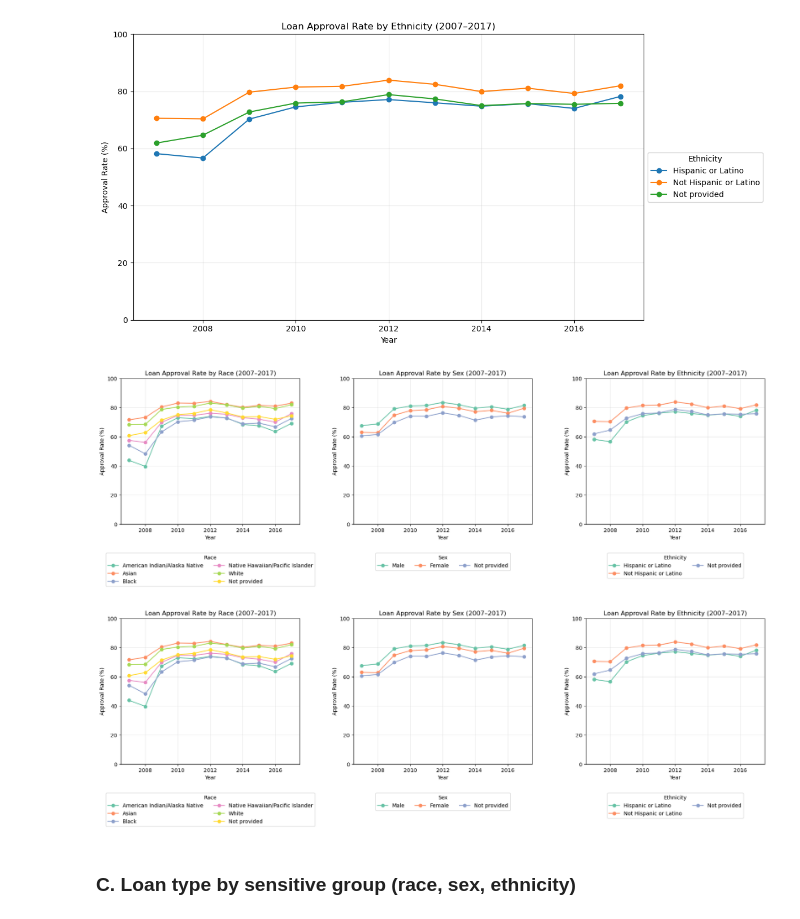
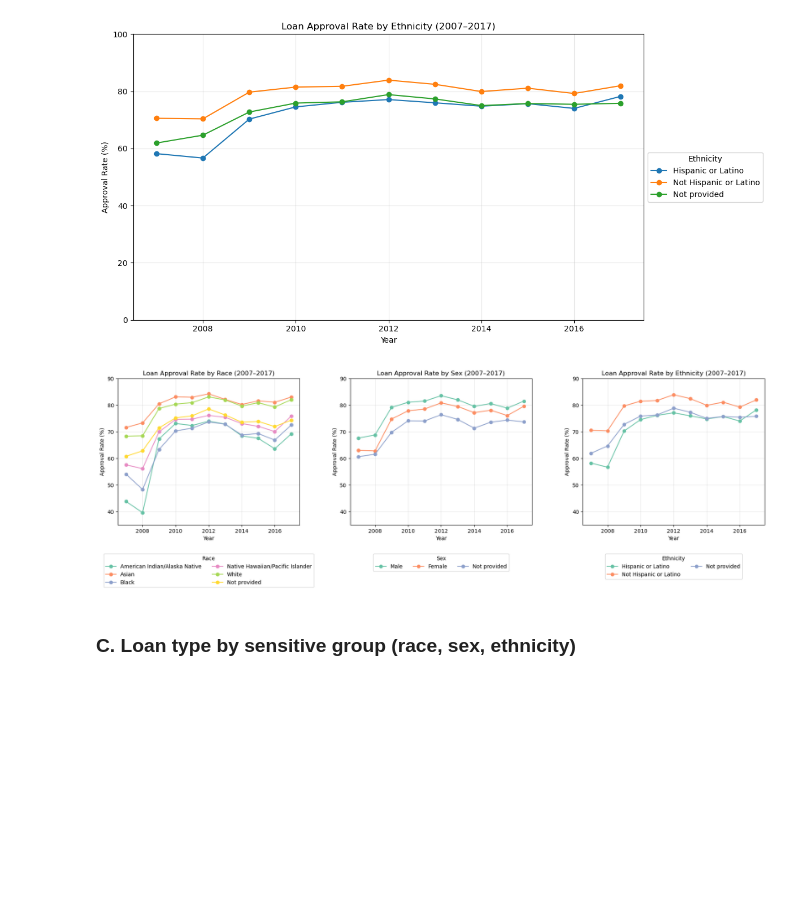
Before and after one commit to jdhilee/fairness_smoke_alarm, a Jupyter notebook: src/eda_hmda_2007_2017.ipynb, the cells around one changed output. Drawn from its saved outputs; the diff is of its cells as text; code cells hidden in the pictures; blank space fills up the shorter version.

Commit message:
changed y axis graph

```diff
--- a/src/eda_hmda_2007_2017.ipynb
+++ b/src/eda_hmda_2007_2017.ipynb
@@ -1130,7 +1130,7 @@ for race in approval_rates_race.columns:
 axes_sensitive_time[0].set_title("Loan Approval Rate by Race (2007–2017)")
 axes_sensitive_time[0].set_xlabel("Year")
 axes_sensitive_time[0].set_ylabel("Approval Rate (%)")
-axes_sensitive_time[0].set_ylim(0, 100)
+axes_sensitive_time[0].set_ylim(35, 90)
 axes_sensitive_time[0].legend(
     title="Race",
     loc="upper center",
@@ -1160,7 +1160,7 @@ for sex in approval_rates_sex.columns:
 axes_sensitive_time[1].set_title("Loan Approval Rate by Sex (2007–2017)")
 axes_sensitive_time[1].set_xlabel("Year")
 axes_sensitive_time[1].set_ylabel("Approval Rate (%)")
-axes_sensitive_time[1].set_ylim(0, 100)
+axes_sensitive_time[1].set_ylim(35, 90)
 axes_sensitive_time[1].legend(
     title="Sex",
     loc="upper center",
@@ -1179,38 +1179,35 @@ approval_rates_ethnicity = (
 
 approval_rates_ethnicity.columns = [
     "Hispanic or Latino",
     "Not Hispanic or Latino",
     "Not provided"
 ]
 
 for ethnicity in approval_rates_ethnicity.columns:
     axes_sensitive_time[2].plot(
         approval_rates_ethnicity.index,
         approval_rates_ethnicity[ethnicity],
         marker="o",
         label=ethnicity
     )
 
 axes_sensitive_time[2].set_title("Loan Approval Rate by Ethnicity (2007–2017)")
 axes_sensitive_time[2].set_xlabel("Year")
 axes_sensitive_time[2].set_ylabel("Approval Rate (%)")
-axes_sensitive_time[2].set_ylim(0, 100)
+axes_sensitive_time[2].set_ylim(35, 90)
 axes_sensitive_time[2].legend(
     title="Ethnicity",
     loc="upper center",
     bbox_to_anchor=(0.5, -0.18),
     ncol=2
 )
 axes_sensitive_time[2].grid(alpha=0.3)
 
 
 plt.tight_layout()
 plt.subplots_adjust(bottom=0.30)
-
-fig_sensitive_time
 # %% [output]
-[figure, old version]
+[figure, new version]
-[figure, removed]
 # %% [markdown]
 ### C. Loan type by sensitive group (race, sex, ethnicity)
 # %% [markdown]
```
Also changed, not shown: parts of 1 cell of this notebook.
